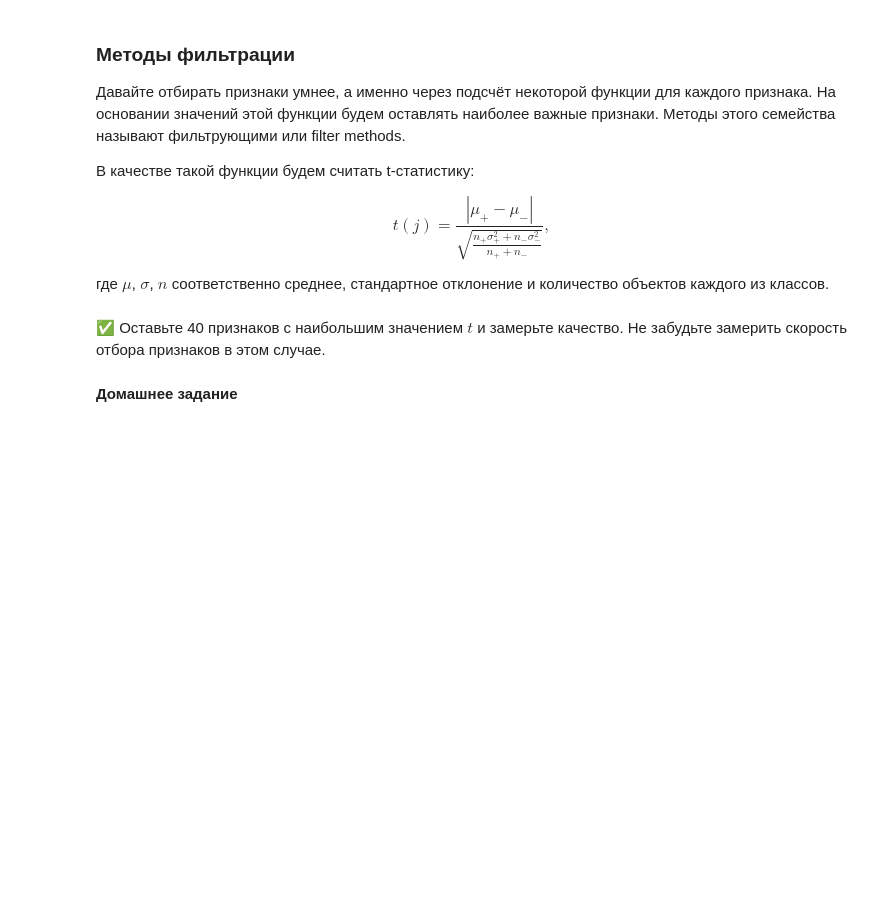
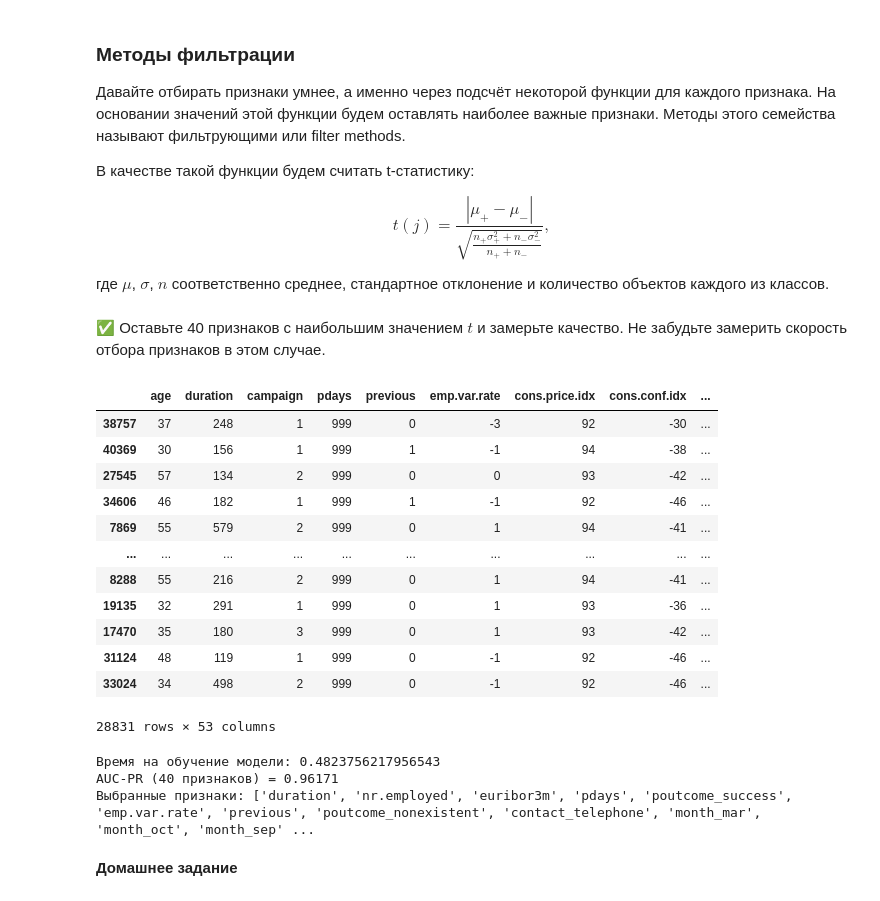
Before and after one commit to lpestov/ml_course, a Jupyter notebook: Семинар 3_Разбор.ipynb, the cells around one changed output. Cells and saved outputs as stored; diff of their text form; code cells hidden in the pictures; blank space fills up the shorter version.

```diff
--- a/Семинар 3_Разбор.ipynb
+++ b/Семинар 3_Разбор.ipynb
@@ -789,3 +909,43 @@ $$t(j) = \frac{|\mu_+ - \mu_-|}{\sqrt{\frac{n_+ \sigma^2_+ + n_- \sigma^2_-}{n_+
 ✅ Оставьте 40 признаков с наибольшим значением $t$ и замерьте качество. Не забудьте замерить скорость отбора признаков в этом случае.
 # %%
 from math import sqrt
+# %%
+df = pd.read_csv('bank-additional-full.csv', sep=';')
+
+#удалили целевой столбец и неинформативный признак
+X = df.drop(columns=['y'])
+
+#обработали столбец таргета
+df.loc[df['y'] == 'yes', 'y'] = 0
+df.loc[df['y'] == 'no', 'y'] = 1
+y = df['y']
+
+#разделили выборку на обучающую и тестовую
+X_train, X_test, y_train, y_test = train_test_split(X, y, test_size=0.3, random_state=777, stratify=y)
+
+y_train = y_train.astype('int')
+y_test = y_test.astype('int')
+# %%
+#кодируем категориальные признаки
+cat_mask = X_train.select_dtypes(include=['object']).columns
+cat_mask = X_test.select_dtypes(include=['object']).columns
+
+#drop_first = True даст k-1 столбцов для столбца с k категориями -> избежим попадения в дамми-трэп
+X_train = pd.get_dummies(data=X_train, drop_first=True).astype(int)
+X_test = pd.get_dummies(data=X_test, drop_first=True).astype(int)
+# %%
+X_train
+# %% [output]
+|  | age | duration | campaign | pdays | previous | emp.var.rate | cons.price.idx | cons.conf.idx | ... |
+| 38757 | 37 | 248 | 1 | 999 | 0 | -3 | 92 | -30 | ... |
+| 40369 | 30 | 156 | 1 | 999 | 1 | -1 | 94 | -38 | ... |
+| 27545 | 57 | 134 | 2 | 999 | 0 | 0 | 93 | -42 | ... |
+| 34606 | 46 | 182 | 1 | 999 | 1 | -1 | 92 | -46 | ... |
+| 7869 | 55 | 579 | 2 | 999 | 0 | 1 | 94 | -41 | ... |
+| ... | ... | ... | ... | ... | ... | ... | ... | ... | ... |
+| 8288 | 55 | 216 | 2 | 999 | 0 | 1 | 94 | -41 | ... |
+| 19135 | 32 | 291 | 1 | 999 | 0 | 1 | 93 | -36 | ... |
+| 17470 | 35 | 180 | 3 | 999 | 0 | 1 | 93 | -42 | ... |
+| 31124 | 48 | 119 | 1 | 999 | 0 | -1 | 92 | -46 | ... |
+| 33024 | 34 | 498 | 2 | 999 | 0 | -1 | 92 | -46 | ... |
+28831 rows × 53 columns
@@ -791,0 +970,27 @@ from math import sqrt
+# %%
+start_time = time.time()
+
+# рассчитаем t-статистику для каждого признака
+
+t_stat_values = t_stat(X_train, y_train)
+
+t_stat_df = pd.DataFrame(t_stat_values, index = X_train.columns, columns=['t_stat'])
+indices = t_stat_df.sort_values(by='t_stat', ascending = False).head(40).index
+
+X_train = X_train[indices]
+X_test = X_test[indices]
+
+clf = LogisticRegression()
+clf.fit(X_train, y_train)
+
+y_pred = clf.predict(X_test)
+
+auc_pr_lr_40 = auc_pr(y_test, y_pred)
+
+print('Время на обучение модели:', time.time() - start_time)
+print("AUC-PR (40 признаков) = %.5f" %  auc_pr_lr_40)
+print('Выбранные признаки:', indices.tolist())
+# %% [output]
+Время на обучение модели: 0.4823756217956543
+AUC-PR (40 признаков) = 0.96171
+Выбранные признаки: ['duration', 'nr.employed', 'euribor3m', 'pdays', 'poutcome_success', 'emp.var.rate', 'previous', 'poutcome_nonexistent', 'contact_telephone', 'month_mar', 'month_oct', 'month_sep' ...
```
Also changed, not shown: parts of 55 cells of this notebook, 5 other files.
